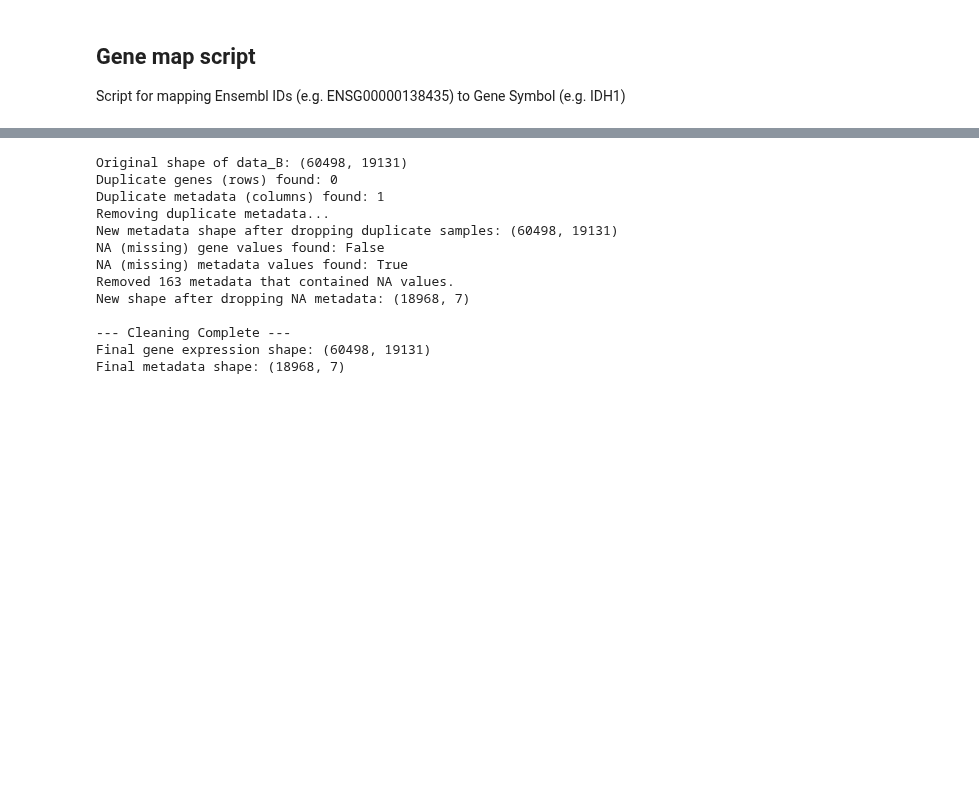
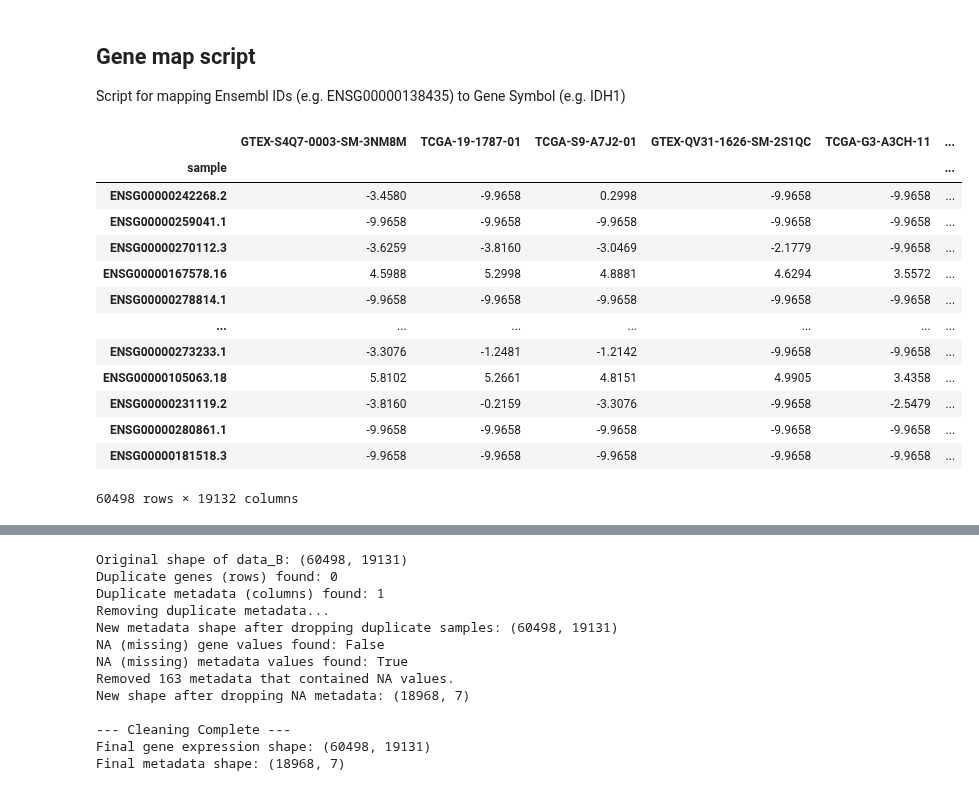
Before and after one commit to tobitotaku/ai-brain-tumor, a Jupyter notebook: preprocessing_xena_step1.ipynb, the cells around one changed output, grey strips where cells are left out. Drawn from its saved outputs; the diff is of its cells as text; code cells hidden in the pictures; blank space fills up the shorter version.

```diff
--- a/preprocessing_xena_step1.ipynb
+++ b/preprocessing_xena_step1.ipynb
@@ -76,3 +58,34 @@ Metadata Shape: (19131, 7)
 # %% [markdown]
 ## Gene map script
 Script for mapping Ensembl IDs (e.g. ENSG00000138435) to Gene Symbol (e.g. IDH1)
+# %%
+in_xena_gene_map_filepath = "data/raw/probeMap_gencode.v23.annotation.gene.probemap"
+mapper_df = pd.read_csv(
+    in_xena_gene_map_filepath,
+    sep='\t',
+    # encoding='latin-1'
+)
+# print("duplicated:"+mapper_df.duplicated)
+ensembl_to_gene_map = mapper_df.set_index('id')['gene'].to_dict()
+
+# gene_expression_df
+# ensembl_to_gene_map
+gene_expression_mapped_df = gene_expression_df.copy()
+gene_expression_mapped_df['gene_symbol'] = gene_expression_mapped_df.index.map(ensembl_to_gene_map)
+gene_expression_mapped_df = gene_expression_mapped_df.dropna(subset=['gene_symbol'])
+gene_expression_mapped_df
+# %% [output]
+|  | GTEX-S4Q7-0003-SM-3NM8M | TCGA-19-1787-01 | TCGA-S9-A7J2-01 | GTEX-QV31-1626-SM-2S1QC | TCGA-G3-A3CH-11 | ... |
+| sample |  |  |  |  |  | ... |
+| ENSG00000242268.2 | -3.4580 | -9.9658 | 0.2998 | -9.9658 | -9.9658 | ... |
+| ENSG00000259041.1 | -9.9658 | -9.9658 | -9.9658 | -9.9658 | -9.9658 | ... |
+| ENSG00000270112.3 | -3.6259 | -3.8160 | -3.0469 | -2.1779 | -9.9658 | ... |
+| ENSG00000167578.16 | 4.5988 | 5.2998 | 4.8881 | 4.6294 | 3.5572 | ... |
+| ENSG00000278814.1 | -9.9658 | -9.9658 | -9.9658 | -9.9658 | -9.9658 | ... |
+| ... | ... | ... | ... | ... | ... | ... |
+| ENSG00000273233.1 | -3.3076 | -1.2481 | -1.2142 | -9.9658 | -9.9658 | ... |
+| ENSG00000105063.18 | 5.8102 | 5.2661 | 4.8151 | 4.9905 | 3.4358 | ... |
+| ENSG00000231119.2 | -3.8160 | -0.2159 | -3.3076 | -9.9658 | -2.5479 | ... |
+| ENSG00000280861.1 | -9.9658 | -9.9658 | -9.9658 | -9.9658 | -9.9658 | ... |
+| ENSG00000181518.3 | -9.9658 | -9.9658 | -9.9658 | -9.9658 | -9.9658 | ... |
+60498 rows × 19132 columns
```
Also changed, not shown: parts of 7 cells of this notebook.
